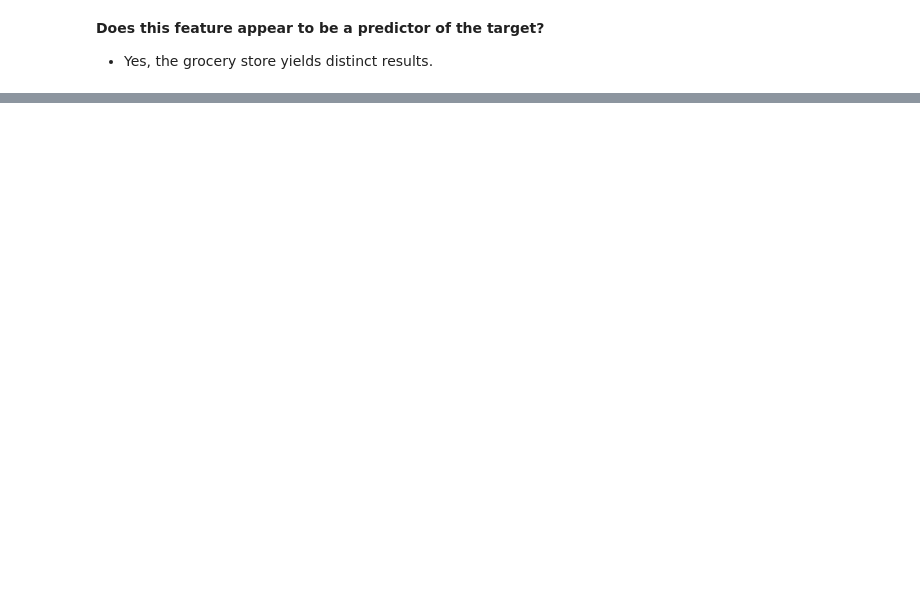
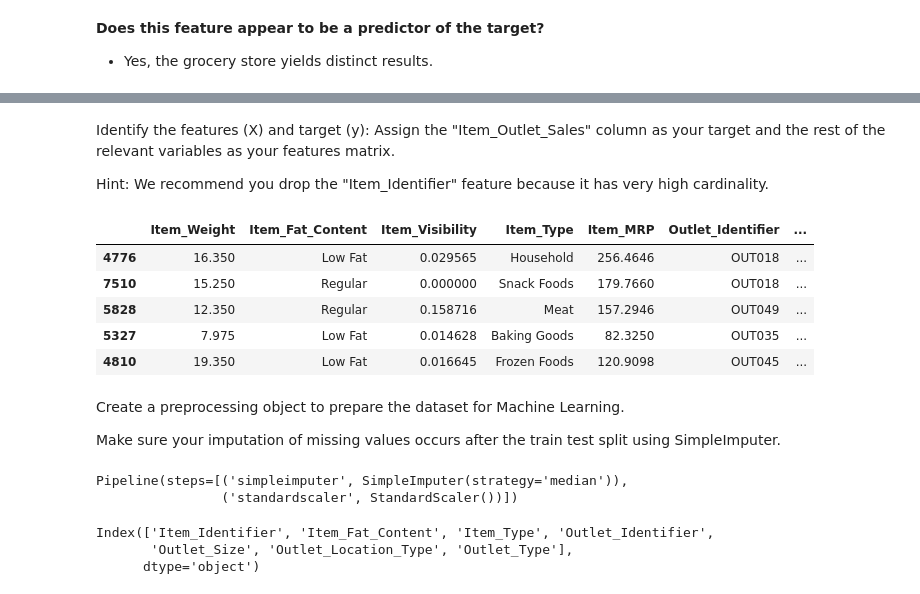
Before and after one commit to dimLMT/Just-try, a Jupyter notebook: Prediction_of_Product_Sales.ipynb, the cells around one changed output, grey strips where cells are left out. Cells and saved outputs as stored; diff of their text form; code cells hidden in the pictures; blank space fills up the shorter version.

```diff
--- a/Prediction_of_Product_Sales.ipynb
+++ b/Prediction_of_Product_Sales.ipynb
@@ -708,0 +715,3 @@ plot_categorical_vs_target(df, feature);
+# %%
+df['Outlet_Size'] = df['Outlet_Size'].replace('MISSING', np.nan)
+display(df['Outlet_Size'].value_counts(dropna=False), df.isna().sum())
@@ -708,0 +737,51 @@ plot_categorical_vs_target(df, feature);
+# %% [markdown]
+Identify the features (X) and target (y): Assign the "Item_Outlet_Sales" column as your target and the rest of the relevant variables as your features matrix.
+
+Hint: We recommend you drop the "Item_Identifier" feature because it has very high cardinality.
+# %%
+# Set pandas as the default output for sklearn
+from sklearn import set_config
+set_config(transform_output='pandas')
+# other imports
+from sklearn.compose import ColumnTransformer
+from sklearn.preprocessing import StandardScaler, OneHotEncoder, OrdinalEncoder
+from sklearn.pipeline import make_pipeline
+from sklearn.impute import SimpleImputer
+from sklearn.model_selection import train_test_split
+
+# Perform a train test split
+y = df['Item_Outlet_Sales']
+X = df.drop(columns=['Item_Outlet_Sales','Item_Identifier'])
+X_train,X_test,y_train,y_test = train_test_split(X,y,random_state=42)
+X_train.head()
+# %% [output]
+|  | Item_Weight | Item_Fat_Content | Item_Visibility | Item_Type | Item_MRP | Outlet_Identifier | ... |
+| 4776 | 16.350 | Low Fat | 0.029565 | Household | 256.4646 | OUT018 | ... |
+| 7510 | 15.250 | Regular | 0.000000 | Snack Foods | 179.7660 | OUT018 | ... |
+| 5828 | 12.350 | Regular | 0.158716 | Meat | 157.2946 | OUT049 | ... |
+| 5327 | 7.975 | Low Fat | 0.014628 | Baking Goods | 82.3250 | OUT035 | ... |
+| 4810 | 19.350 | Low Fat | 0.016645 | Frozen Foods | 120.9098 | OUT045 | ... |
+# %% [markdown]
+Create a preprocessing object to prepare the dataset for Machine Learning.
+
+Make sure your imputation of missing values occurs after the train test split using SimpleImputer.
+# %%
+# PREPROCESSING PIPELINE FOR NUMERIC DATA
+num_cols = X_train.select_dtypes("number").columns
+
+# instantiate preprocessors
+num_impute_na = SimpleImputer(strategy='median')
+num_scaler = StandardScaler()
+# Make a numeric preprocessing pipeline
+num_pipe = make_pipeline(num_impute_na, num_scaler)
+num_pipe
+# %% [output]
+Pipeline(steps=[('simpleimputer', SimpleImputer(strategy='median')),
+                ('standardscaler', StandardScaler())])
+# %%
+# from previous sections, list of all categorical columns
+cat_cols
+# %% [output]
+Index(['Item_Identifier', 'Item_Fat_Content', 'Item_Type', 'Outlet_Identifier',
+       'Outlet_Size', 'Outlet_Location_Type', 'Outlet_Type'],
+      dtype='object')
```
Also changed, not shown: parts of 14 cells of this notebook.
